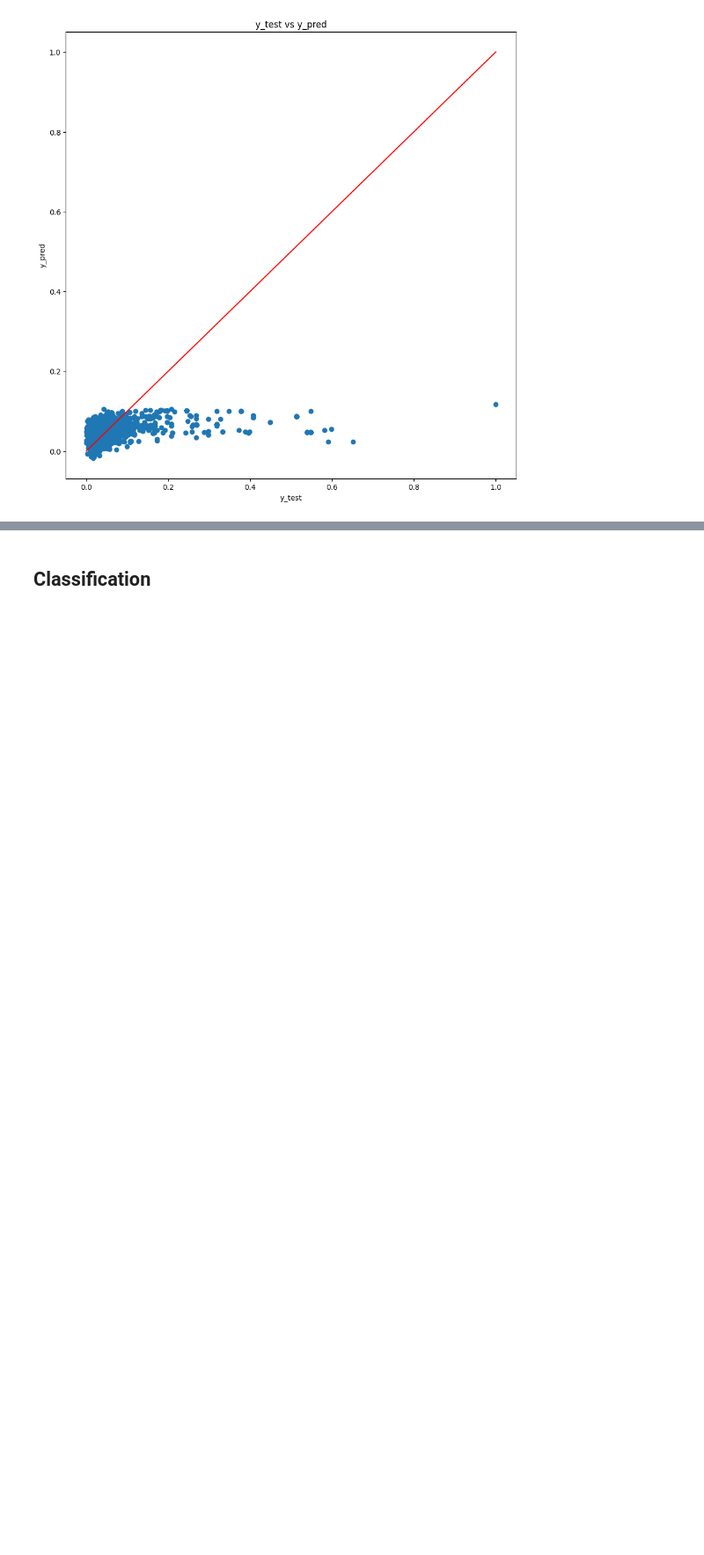
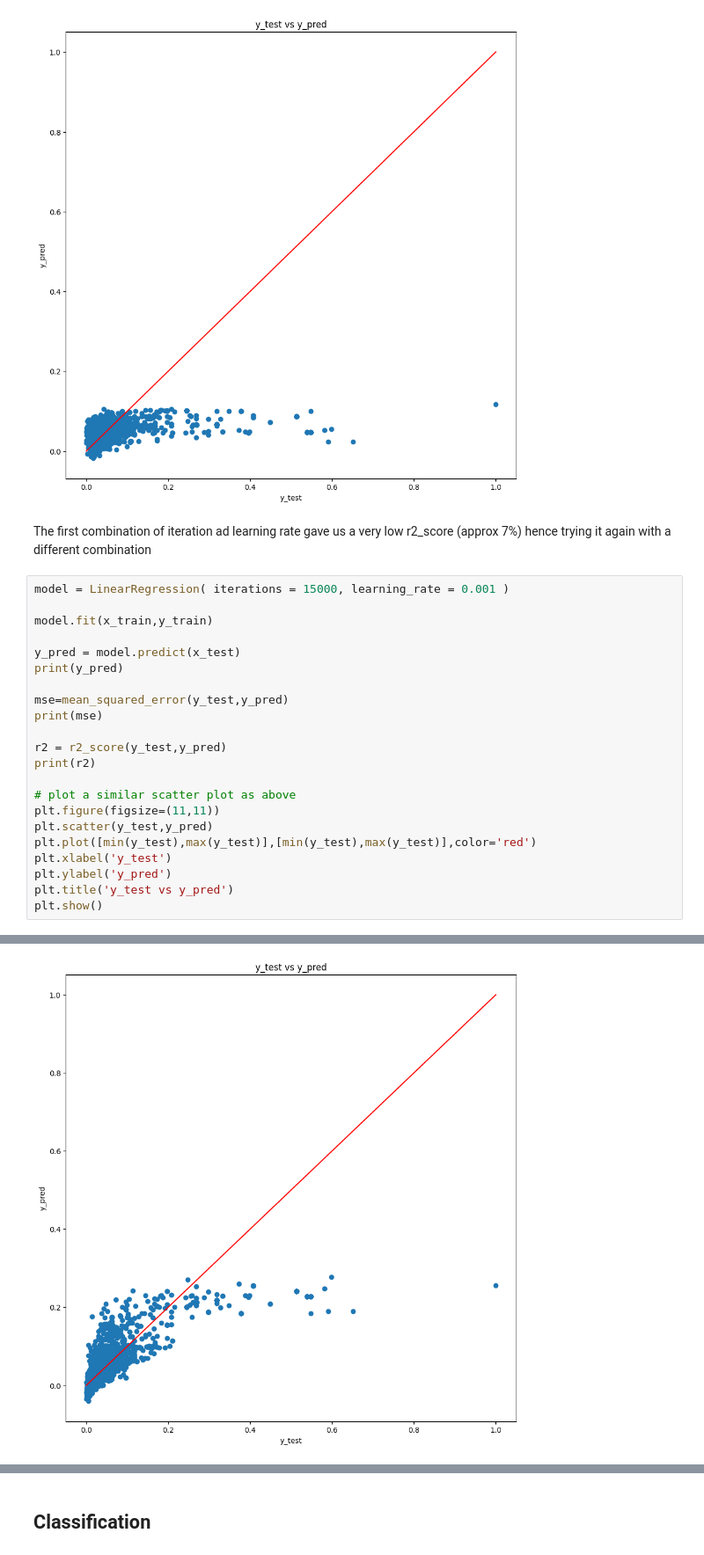
Before and after one commit to arnii2511/Synapse_LP, a Jupyter notebook: Copy_of_Task2.ipynb, the cells around one changed output, grey strips where cells are left out. Shown at 88% size. Cells and saved outputs as stored; diff of their text form; blank space fills up the shorter version.

Commit message:
Created using Colab, Updated Version after solving all the errors

```diff
--- a/Copy_of_Task2.ipynb
+++ b/Copy_of_Task2.ipynb
@@ -674,3 +674,28 @@ plt.title('y_test vs y_pred')
 plt.show()
 # %% [output]
 [figure]
+# %% [markdown]
+The first combination of iteration ad learning rate gave us a very low r2_score (approx 7%) hence trying it again with a different combination
+# %%
+model = LinearRegression( iterations = 15000, learning_rate = 0.001 )
+
+model.fit(x_train,y_train)
+
+y_pred = model.predict(x_test)
+print(y_pred)
+
+mse=mean_squared_error(y_test,y_pred)
+print(mse)
+
+r2 = r2_score(y_test,y_pred)
+print(r2)
+
+# plot a similar scatter plot as above
+plt.figure(figsize=(11,11))
+plt.scatter(y_test,y_pred)
+plt.plot([min(y_test),max(y_test)],[min(y_test),max(y_test)],color='red')
+plt.xlabel('y_test')
+plt.ylabel('y_pred')
+plt.title('y_test vs y_pred')
+plt.show()
+# %% [output]
@@ -676,0 +716 @@ plt.show()
+[figure, added]
```
Also changed, not shown: parts of 2 cells of this notebook.
